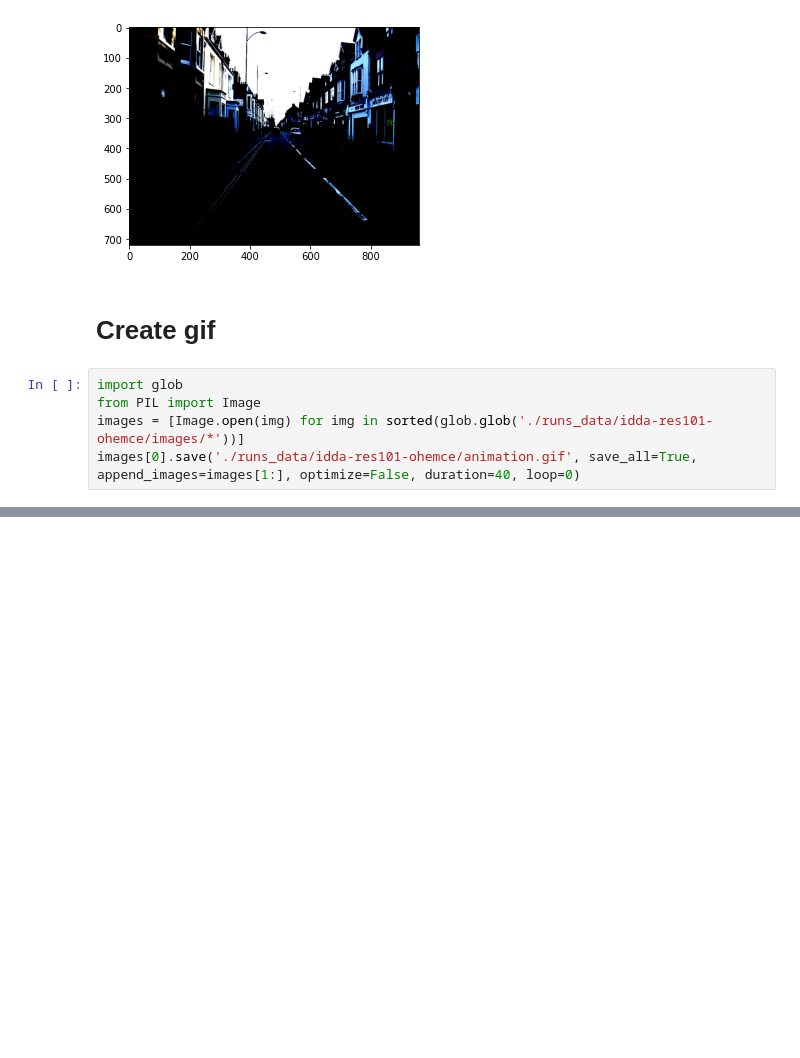
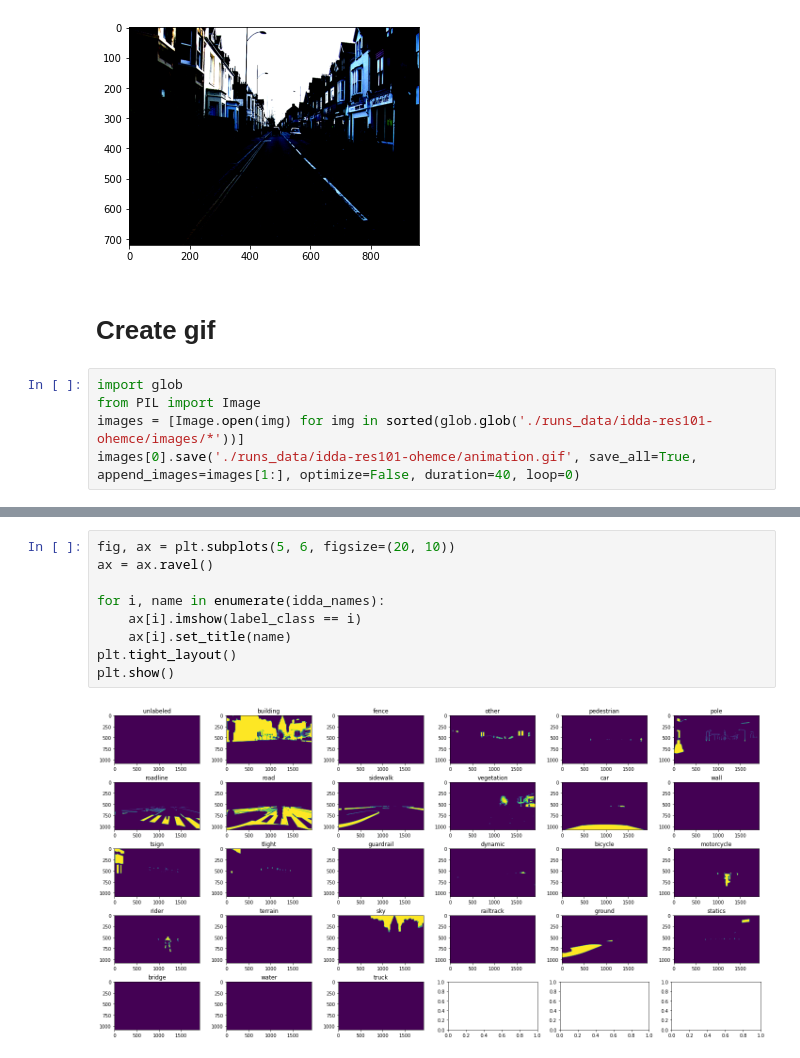
Before and after one commit to Nico995/Self-Supervised-Adversarial-Domain-Adaptation-in-Sematic-Segmentation, a Jupyter notebook: image_check.ipynb, the cells around one changed output, grey strips where cells are left out. Drawn from its saved outputs; the diff is of its cells as text; blank space fills up the shorter version.

```diff
--- a/image_check.ipynb
+++ b/image_check.ipynb
@@ -611,0 +658,11 @@ images[0].save('./runs_data/idda-res101-ohemce/animation.gif', save_all=True, ap
+# %%
+fig, ax = plt.subplots(5, 6, figsize=(20, 10))
+ax = ax.ravel()
+
+for i, name in enumerate(idda_names):
+    ax[i].imshow(label_class == i)
+    ax[i].set_title(name)
+plt.tight_layout()
+plt.show()
+# %% [output]
+[figure, added]
```
Also changed, not shown: parts of 8 cells of this notebook, 1 other file.
